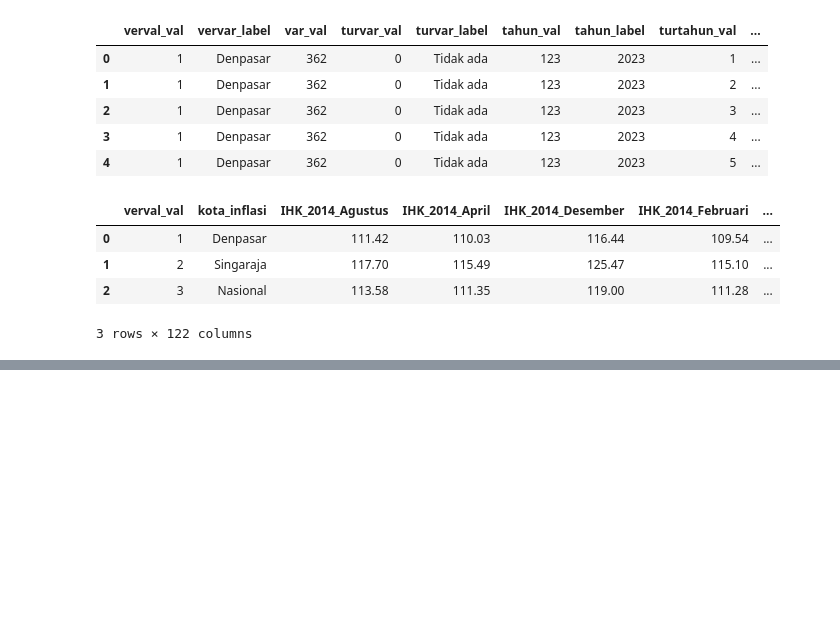
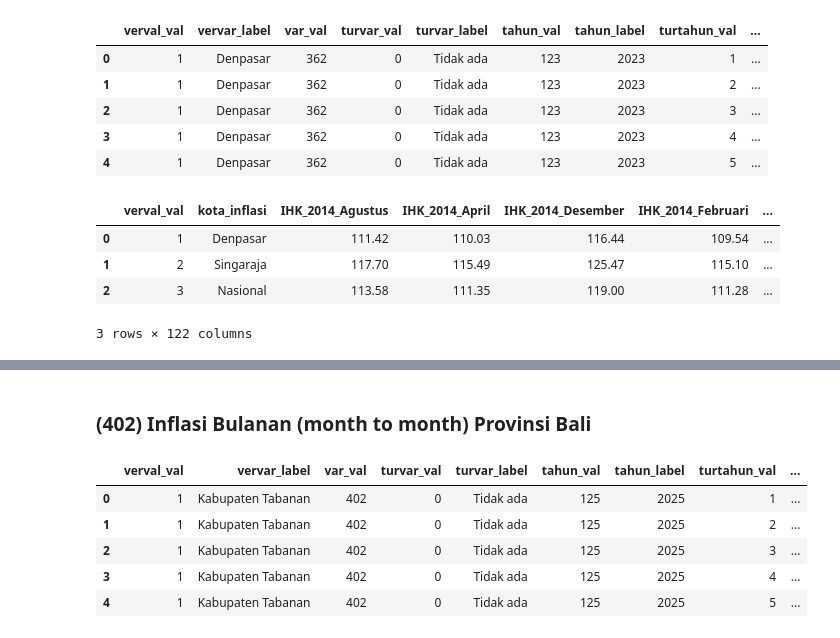
Before and after one commit to YudiHardiyanta/sdi, a Jupyter notebook: Nisa/code.ipynb, the cells around one changed output, grey strips where cells are left out. Drawn from its saved outputs; the diff is of its cells as text; code cells hidden in the pictures; blank space fills up the shorter version.

```diff
--- a/Nisa/code.ipynb
+++ b/Nisa/code.ipynb
@@ -287,0 +360,13 @@ data362_tb.to_excel(f'output/data_{varId}.xlsx', index=False)
+# %% [markdown]
+### (402) Inflasi Bulanan (month to month) Provinsi Bali
+# %%
+varId = 402
+data402=getDataByVarId(domain='5100',varId=varId)
+data402.head()
+# %% [output]
+|  | verval_val | vervar_label | var_val | turvar_val | turvar_label | tahun_val | tahun_label | turtahun_val | ... |
+| 0 | 1 | Kabupaten Tabanan | 402 | 0 | Tidak ada | 125 | 2025 | 1 | ... |
+| 1 | 1 | Kabupaten Tabanan | 402 | 0 | Tidak ada | 125 | 2025 | 2 | ... |
+| 2 | 1 | Kabupaten Tabanan | 402 | 0 | Tidak ada | 125 | 2025 | 3 | ... |
+| 3 | 1 | Kabupaten Tabanan | 402 | 0 | Tidak ada | 125 | 2025 | 4 | ... |
+| 4 | 1 | Kabupaten Tabanan | 402 | 0 | Tidak ada | 125 | 2025 | 5 | ... |
```
Also changed, not shown: parts of 38 cells of this notebook, 10 other files.
